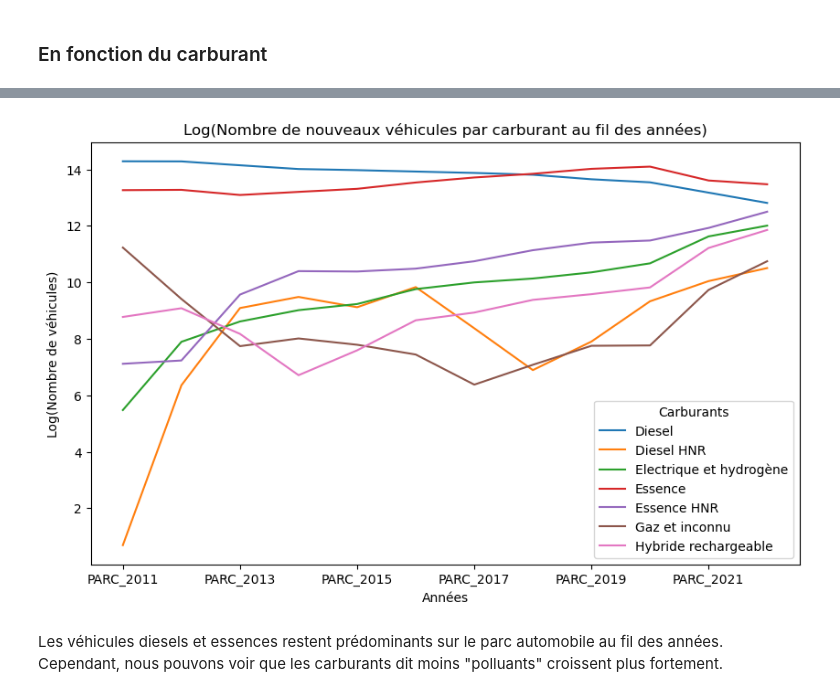
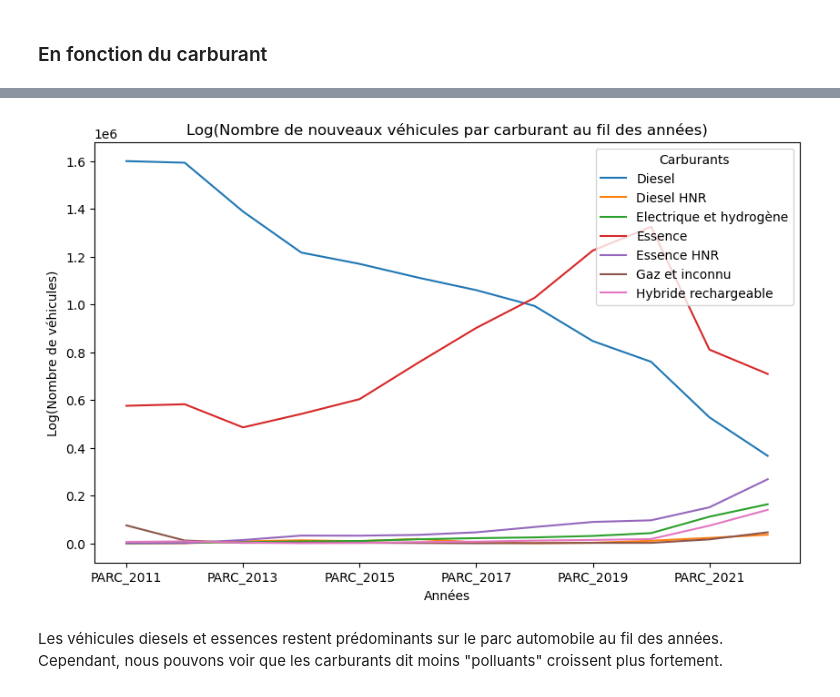
Before and after one commit to TheoLBTN/Projet-Python, a Jupyter notebook: Stat_descriptivesV2.ipynb, the cells around one changed output, grey strips where cells are left out. Cells and saved outputs as stored; diff of their text form; code cells hidden in the pictures.

```diff
--- a/Stat_descriptivesV2.ipynb
+++ b/Stat_descriptivesV2.ipynb
@@ -298,25 +298,25 @@ data_neuf.groupby(['CARBURANT'])[variables].sum()
 | Hybride rechargeable | 6463 | 8799 | 3547 | 821 | 1982 | 5740 | 7548 | 11823 | 14469 | ... |
 # %%
 df_carburant=data_neuf.groupby(['CARBURANT'])[variables].sum().reset_index()
-df_carburant.iloc[:,1:]=np.log(df_carburant.iloc[:,1:]) #passage au log de nos données
+df_critair[variables]=np.log1p(df_critair[variables]) #passage au log (1+x) de nos données
 
-annees = df_carburant.columns[1:]  # Supposant que les années commencent à la deuxième colonne
+annees = variables
 
-# Groupez les données par classe et trouvez la somme des véhicules pour chaque année
+# Groupby des données par classe et somme des véhicules pour chaque année
 donnees_agroupees = df_carburant.groupby('CARBURANT')[annees].sum()
 
-# Transposez les données pour les avoir sous une forme plus adéquate pour le tracé
+# Transposition des données pour les avoir sous une forme plus adéquate pour le tracé
 donnees_transposees = donnees_agroupees.T
 
 # Tracer un graphique pour chaque classe de carburants
 donnees_transposees.plot(kind='line', figsize=(10, 6))
 plt.title("Log(Nombre de nouveaux véhicules par carburant au fil des années)")
 plt.xlabel('Années')
 plt.ylabel('Log(Nombre de véhicules)')
 plt.legend(title="Carburants")
 plt.show()
 # %% [output]
-[figure, old version]
+[figure, new version]
 # %% [markdown]
 Les véhicules diesels et essences restent prédominants sur le parc automobile au fil des années. Cependant, nous pouvons voir que les carburants dit moins "polluants" croissent plus fortement.
 # %% [markdown]
```
